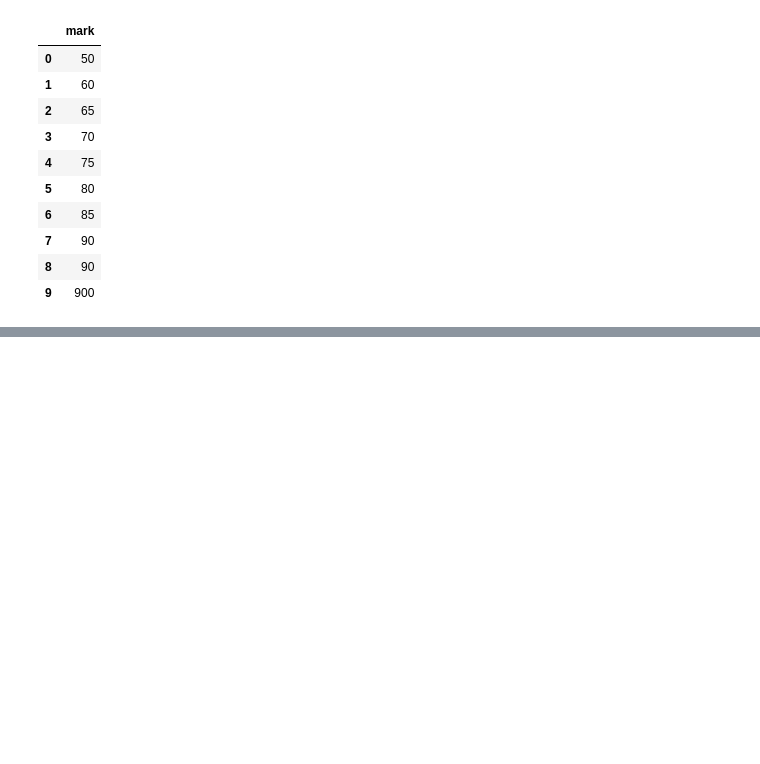
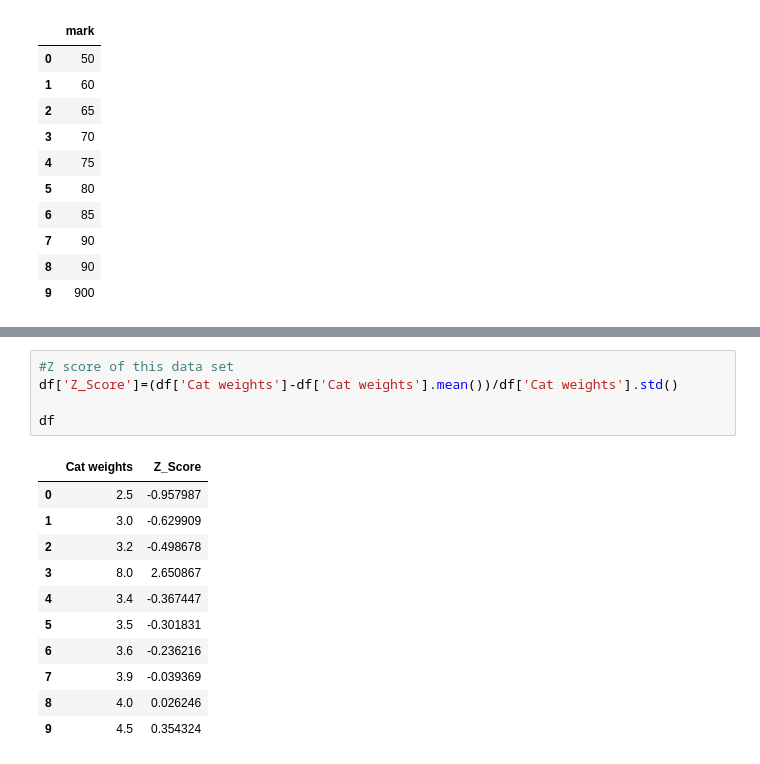
Before and after one commit to arman-hossain45/Phitrom_AI-ML, a Jupyter notebook: PracticeModule.ipynb, the cells around one changed output, grey strips where cells are left out. Saved outputs shown, nothing was run; the diff lists cells and outputs as text; blank space fills up the shorter version.

```diff
--- a/PracticeModule.ipynb
+++ b/PracticeModule.ipynb
@@ -305,0 +375,17 @@ dtype: float64
+# %%
+#Z score of this data set
+df['Z_Score']=(df['Cat weights']-df['Cat weights'].mean())/df['Cat weights'].std()
+
+df
+# %% [output]
+|  | Cat weights | Z_Score |
+| 0 | 2.5 | -0.957987 |
+| 1 | 3.0 | -0.629909 |
+| 2 | 3.2 | -0.498678 |
+| 3 | 8.0 | 2.650867 |
+| 4 | 3.4 | -0.367447 |
+| 5 | 3.5 | -0.301831 |
+| 6 | 3.6 | -0.236216 |
+| 7 | 3.9 | -0.039369 |
+| 8 | 4.0 | 0.026246 |
+| 9 | 4.5 | 0.354324 |
```
Also changed, not shown: parts of 10 cells of this notebook.
